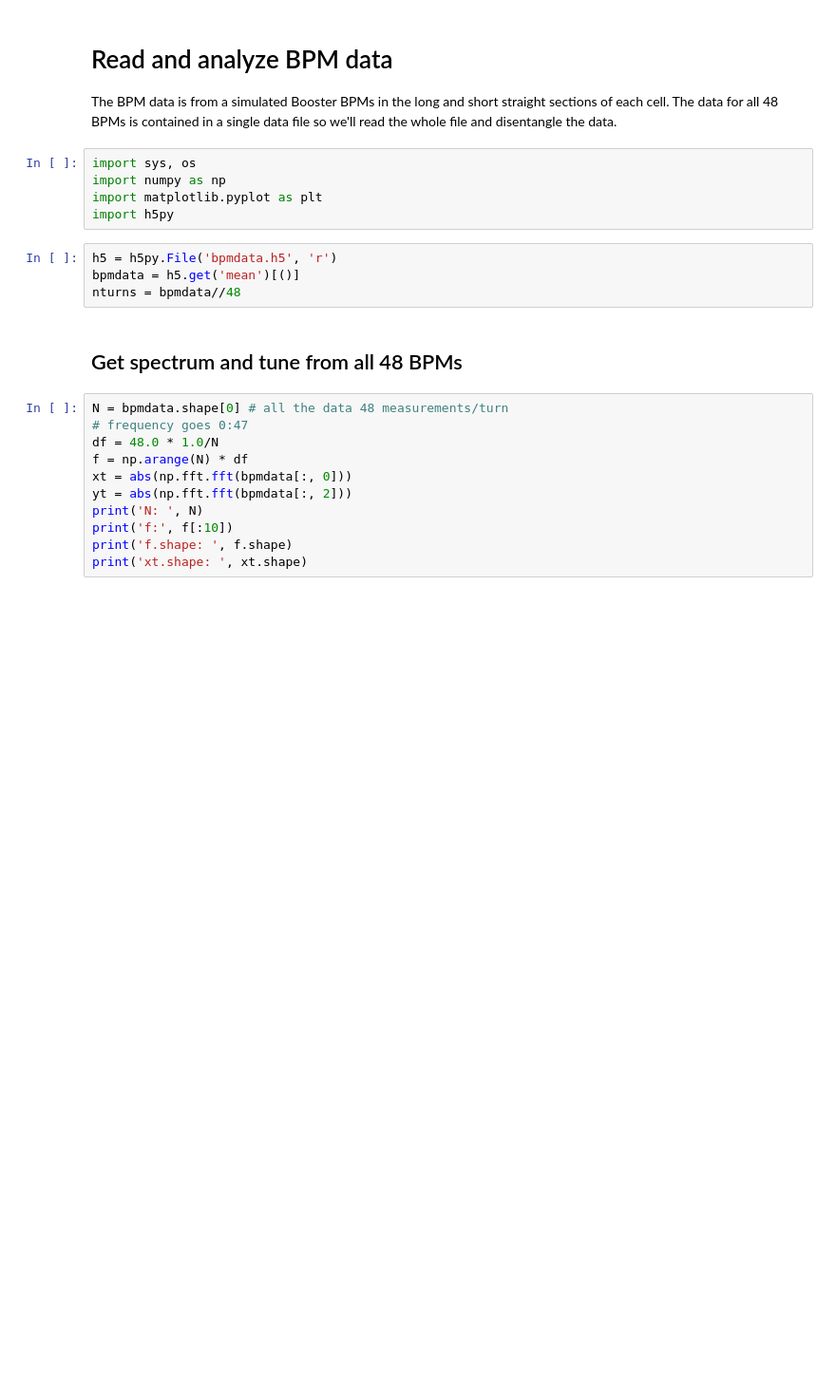
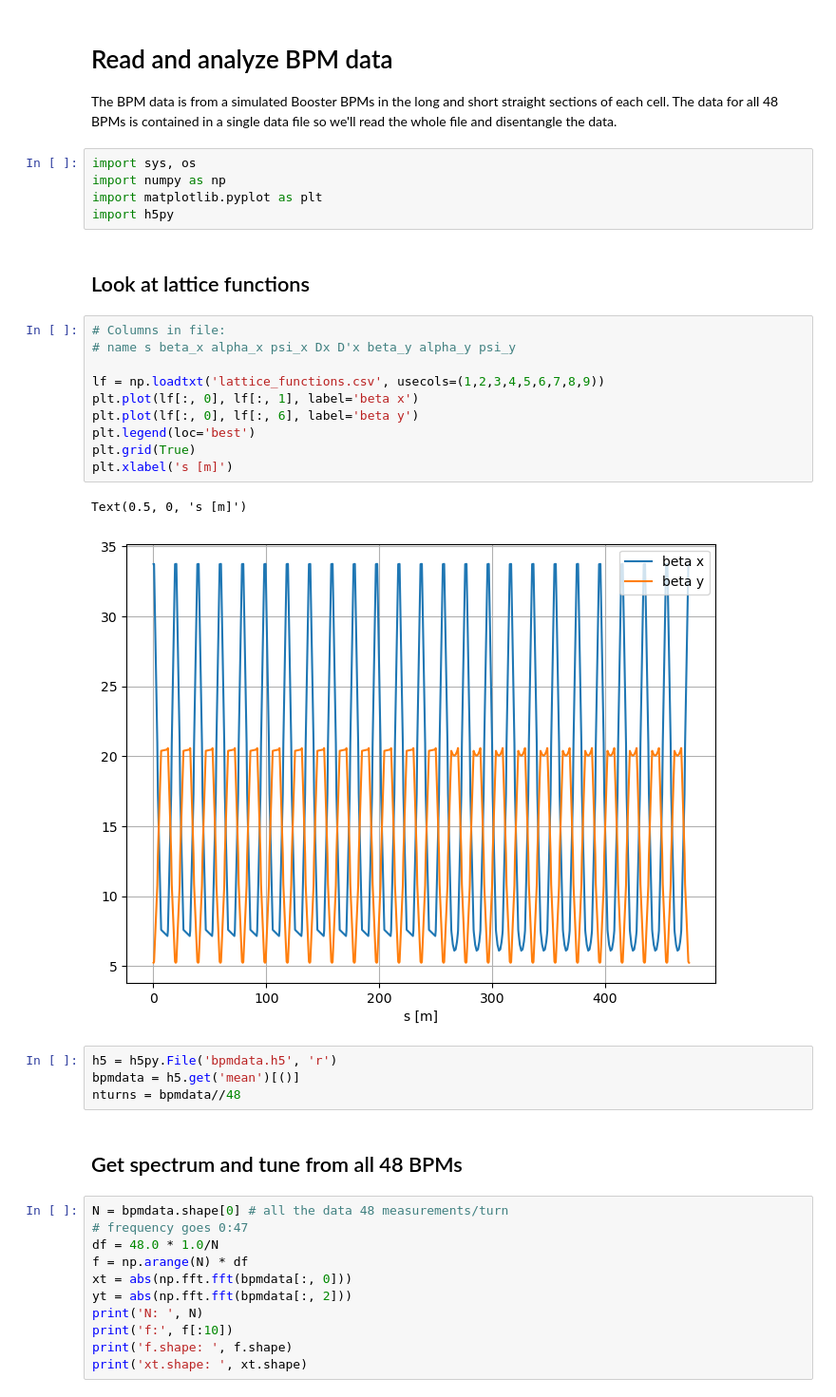
Before and after one commit to fnalacceleratormodeling/synergia2, a Jupyter notebook: examples/bpm_tracking/BPM_tracking.ipynb, the cells around one changed output. Shown: that part at 95% size. Cells and saved outputs as stored; diff of their text form; blank space fills up the shorter version.

```diff
--- a/examples/bpm_tracking/BPM_tracking.ipynb
+++ b/examples/bpm_tracking/BPM_tracking.ipynb
@@ -8,6 +8,21 @@ import sys, os
 import numpy as np
 import matplotlib.pyplot as plt
 import h5py
+# %% [markdown]
+## Look at lattice functions
+# %%
+# Columns in file:
+# name s beta_x alpha_x psi_x Dx D'x beta_y alpha_y psi_y
+
+lf = np.loadtxt('lattice_functions.csv', usecols=(1,2,3,4,5,6,7,8,9))
+plt.plot(lf[:, 0], lf[:, 1], label='beta x')
+plt.plot(lf[:, 0], lf[:, 6], label='beta y')
+plt.legend(loc='best')
+plt.grid(True)
+plt.xlabel('s [m]')
+# %% [output]
+Text(0.5, 0, 's [m]')
+[figure, added]
 # %%
 h5 = h5py.File('bpmdata.h5', 'r')
 bpmdata = h5.get('mean')[()]
```
Also changed, not shown: parts of 11 cells of this notebook, 1 other file.
